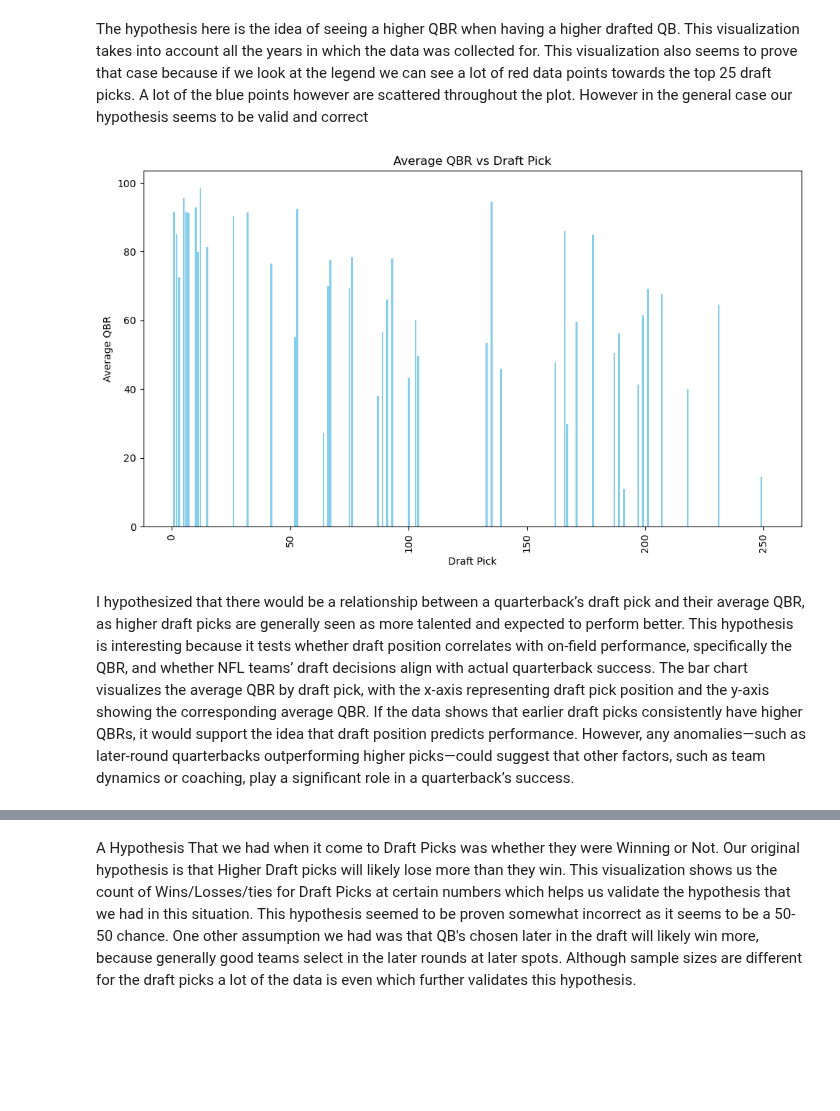
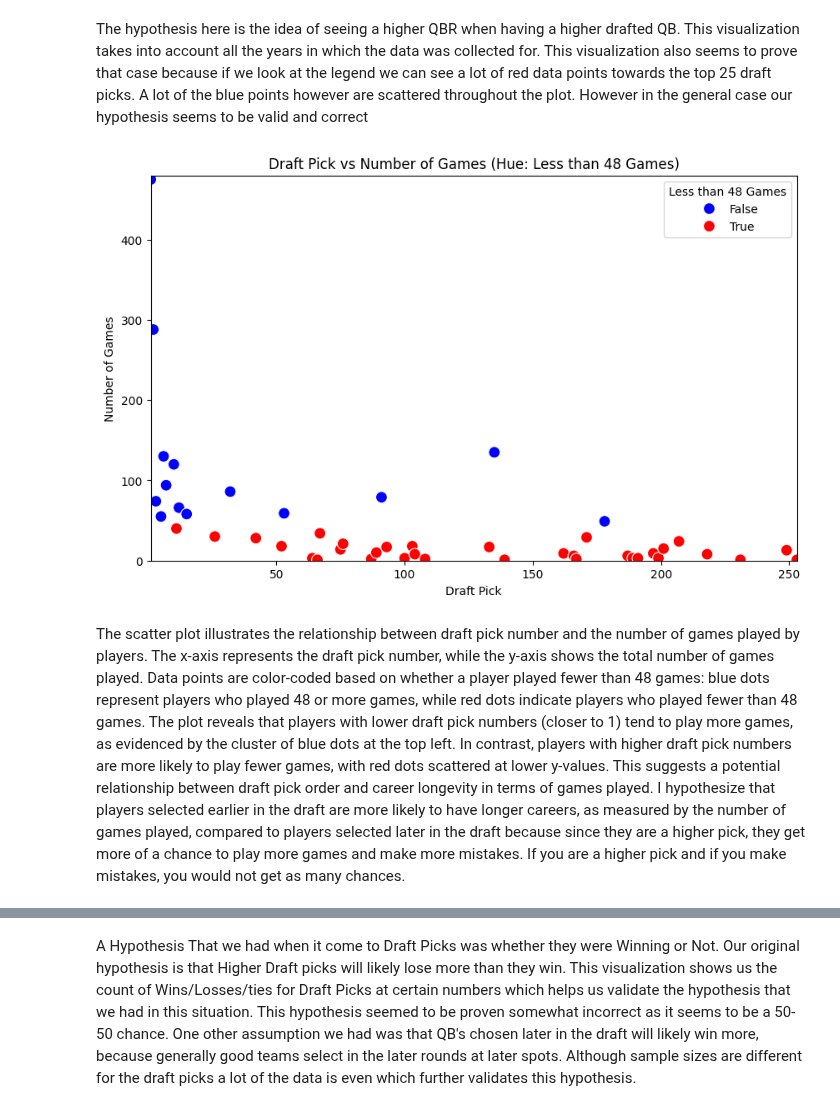
Before and after one commit to cs418-fa24/project-check-in-team-8, a Jupyter notebook: Final_report.ipynb, the cells around one changed output, grey strips where cells are left out. Saved outputs shown, nothing was run; the diff lists cells and outputs as text; code cells hidden in the pictures; blank space fills up the shorter version.

Commit message:
added visualizations

```diff
--- a/Final_report.ipynb
+++ b/Final_report.ipynb
@@ -80,33 +80,31 @@ plt.show()
 # %% [markdown]
 The hypothesis here is the idea of seeing a higher QBR when having a higher drafted QB. This visualization takes into account all the years in which the data was collected for. This visualization also seems to prove that case because if we look at the legend we can see a lot of red data points towards the top 25 draft picks. A lot of the blue points however are scattered throughout the plot. However in the general case our hypothesis seems to be valid and correct
 # %%
-#ONE VISUALIZATOIN(VASU)
 import numpy as np
 import pandas as pd
 import matplotlib.pyplot as plt
-from mpl_toolkits import mplot3d
-from sklearn.linear_model import LinearRegression, LogisticRegression
 import seaborn as sns
 
-data = pd.read_csv('combinedQBStats.csv')
+# Load data
+nfl_stats = pd.read_csv('combinedQBStats.csv')
 
-# Group by 'Draft Pick' and calculate the average QBR
-average_qbr = data.groupby('Draft Pick')['QBR'].mean().reset_index()
+# Group data by Draft Pick and count the number of games
+df = nfl_stats.groupby("Draft Pick").size().reset_index(name='Count')
 
-# Create a bar plot
+# Add a column to classify based on the number of games
+df['Less than 48 Games'] = df['Count'] < 48
+
+# Create scatter plot
 plt.figure(figsize=(10, 6))
-plt.bar(average_qbr['Draft Pick'], average_qbr['QBR'], color='skyblue')
-
-# Add titles and labels
-plt.title('Average QBR vs Draft Pick')
-plt.xlabel('Draft Pick')
-plt.ylabel('Average QBR')
-plt.xticks(rotation=90)  # Rotate x-axis labels for better readability
-
-# Show the plot
-plt.tight_layout()
+sns.scatterplot(data=df, x="Draft Pick", y="Count", hue="Less than 48 Games", palette={True: 'red', False: 'blue'}, s=100)
+plt.xlabel("Draft Pick")
+plt.ylabel("Number of Games")
+plt.title("Draft Pick vs Number of Games (Hue: Less than 48 Games)")
+plt.xlim(1, df["Draft Pick"].max())
+plt.ylim(0, df["Count"].max() + 5)
+plt.legend(title="Less than 48 Games")
 plt.show()
 # %% [output]
-[figure, old version]
+[figure, new version]
 # %% [markdown]
-I hypothesized that there would be a relationship between a quarterback’s draft pick and their average QBR, as higher draft picks are generally seen as more talented and expected to perform better. This hypothesis is interesting because it tests whether draft position correlates with on-field performance, specifically the QBR, and whether NFL teams’ draft decisions align with actual quarterback success. The bar chart visualizes the average QBR by draft pick, with the x-axis representing draft pick position and the y-axis showing the corresponding average QBR. If the data shows that earlier draft picks consistently have higher QBRs, it would support the idea that draft position predicts performance. However, any anomalies—such as later-round quarterbacks outperforming higher picks—could suggest that other factors, such as team dynamics or coaching, play a significant role in a quarterback’s success.
+The scatter plot illustrates the relationship between draft pick number and the number of games played by players. The x-axis represents the draft pick number, while the y-axis shows the total number of games played. Data points are color-coded based on whether a player played fewer than 48 games: blue dots represent players who played 48 or more games, while red dots indicate players who played fewer than 48 games. The plot reveals that players with lower draft pick numbers (closer to 1) tend to play more games, as evidenced by the cluster of blue dots at the top left. In contrast, players with higher draft pick numbers are more likely to play fewer games, with red dots scattered at lower y-values. This suggests a potential relationship between draft pick order and career longevity in terms of games played. I hypothesize that players selected earlier in the draft are more likely to have longer careers, as measured by the number of games played, compared to players selected later in the draft because since they are a higher pick, they get more of a chance to play more games and make more mistakes. If you are a higher pick and if you make mistakes, you would not get as many chances.
```
Also changed, not shown: parts of 7 cells of this notebook.
